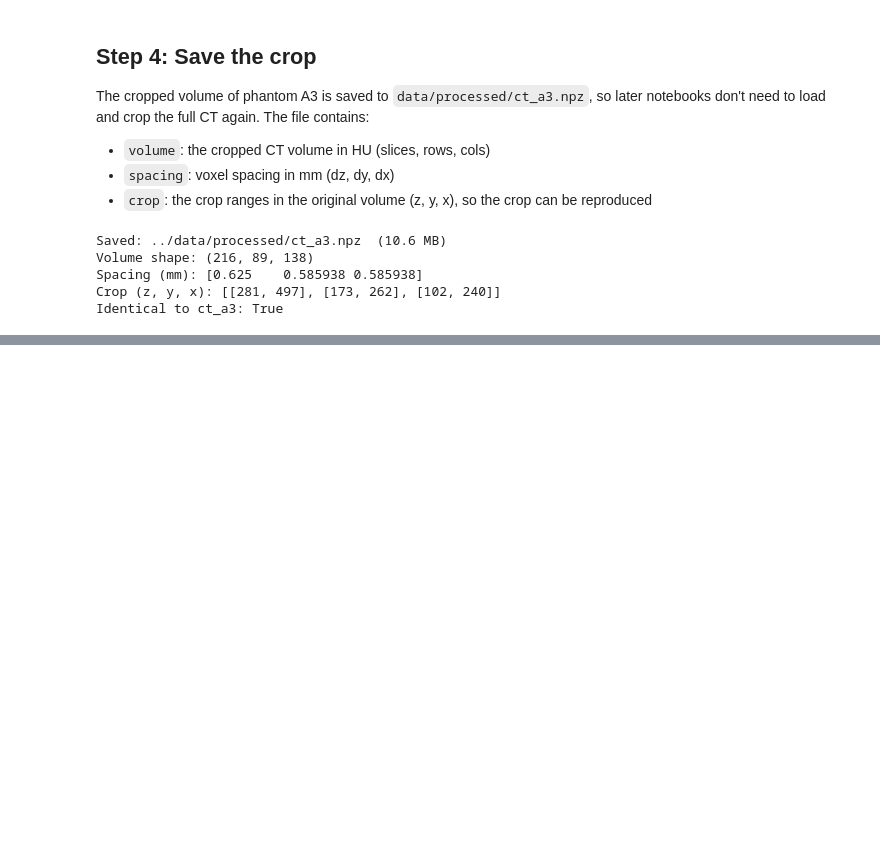
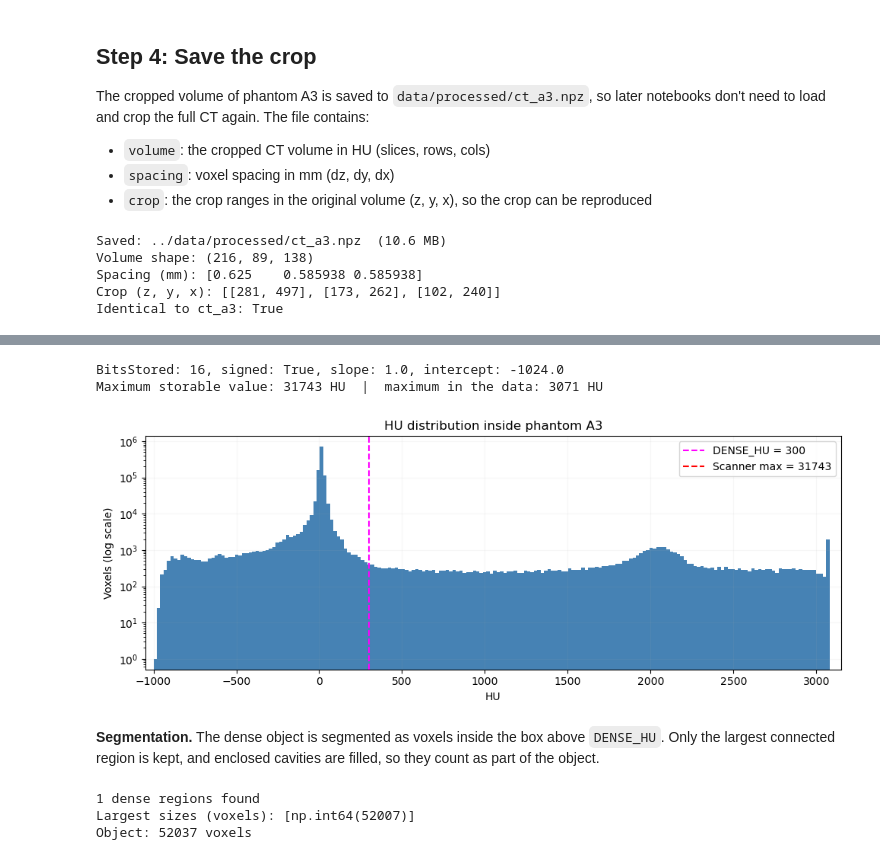
Before and after one commit to Adam5760/22481_Project_Group3A, a Jupyter notebook: notebooks/02_ct_analysis.ipynb, the cells around one changed output, grey strips where cells are left out. Drawn from its saved outputs; the diff is of its cells as text; code cells hidden in the pictures; blank space fills up the shorter version.

```diff
--- a/notebooks/02_ct_analysis.ipynb
+++ b/notebooks/02_ct_analysis.ipynb
@@ -272,0 +302,9 @@ Identical to ct_a3: True
+# %%
+# Interior of box A3: convex hull of the filling per axial slice, shrunk slightly
+filling = (labels == a3_label)[z_start:z_stop, y_start:y_stop, x_start:x_stop]
+
+inside = np.zeros_like(filling)
+for z in range(filling.shape[0]):
+    if filling[z].any():                                # Skip slices outside the box
+        inside[z] = convex_hull_image(filling[z])
+inside = ndimage.binary_erosion(inside, iterations=2)   # Avoid partial-volume voxels at the walls
@@ -272,0 +315,56 @@ Identical to ct_a3: True
+# %%
+DENSE_HU = 300      # Threshold for the dense object (HU)
+
+# --- Maximum storable value from the DICOM header ---
+ds = first_header(CT_HELICAL)
+bits      = int(ds.BitsStored)
+signed    = int(ds.PixelRepresentation) == 1        # 0 = unsigned, 1 = signed
+slope     = float(ds.RescaleSlope)
+intercept = float(ds.RescaleIntercept)
+
+stored_max = 2**(bits - 1) - 1 if signed else 2**bits - 1
+CLIP_HU = stored_max * slope + intercept
+
+print(f"BitsStored: {bits}, signed: {signed}, slope: {slope}, intercept: {intercept}")
+print(f"Maximum storable value: {CLIP_HU:.0f} HU  |  maximum in the data: {ct.max():.0f} HU")
+
+# --- Histogram of HU values inside the box ---
+hu_inside = ct_a3[inside]
+
+plt.figure(figsize=(10, 4), dpi=100)
+plt.hist(hu_inside, bins=200, range=(-1000, 3100), log=True, color="SteelBlue")
+plt.axvline(DENSE_HU, c="magenta", ls="--", label=f"DENSE_HU = {DENSE_HU}")
+plt.axvline(CLIP_HU, c="red", ls="--", label=f"Scanner max = {CLIP_HU:.0f}")
+plt.xlabel("HU")
+plt.ylabel("Voxels (log scale)")
+plt.title("HU distribution inside phantom A3")
+plt.xlim(-1050, 3150)
+plt.legend()
+plt.grid(alpha=0.1)
+plt.tight_layout()
+plt.show()
+# %% [output]
+BitsStored: 16, signed: True, slope: 1.0, intercept: -1024.0
+Maximum storable value: 31743 HU  |  maximum in the data: 3071 HU
+[figure, added]
+# %% [markdown]
+**Segmentation.** The dense object is segmented as voxels inside the box above `DENSE_HU`. Only the largest connected region is kept, and enclosed cavities are filled, so they count as part of the object.
+# %%
+# 1. Dense voxels inside the box
+dense = inside & (ct_a3 > DENSE_HU)
+
+# 2. Keep only the largest connected region (the object)
+dense_labels, _ = ndimage.label(dense)
+sizes = np.bincount(dense_labels.ravel())[1:]           # Size of each region (skip background 0)
+obj = dense_labels == (np.argmax(sizes) + 1)            # +1 because labels start at 1
+print(f"{len(sizes)} dense regions found")
+print("Largest sizes (voxels):", sorted(sizes, reverse=True)[:5])
+
+# 3. Fill enclosed cavities, so they count as part of the object
+obj = ndimage.binary_fill_holes(obj)
+
+print(f"Object: {obj.sum()} voxels")
+# %% [output]
+1 dense regions found
+Largest sizes (voxels): [np.int64(52007)]
+Object: 52037 voxels
```
Also changed, not shown: parts of 15 cells of this notebook.
